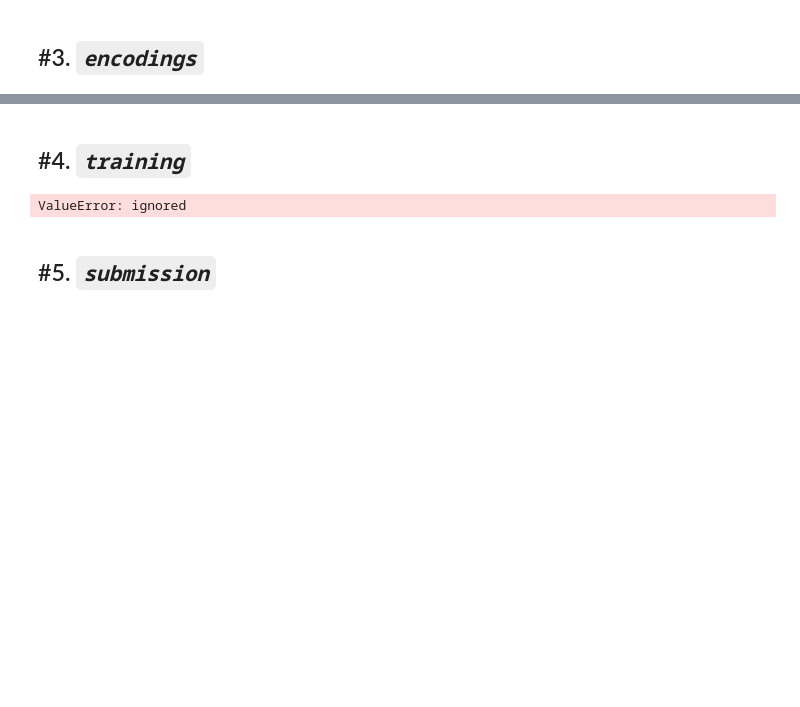
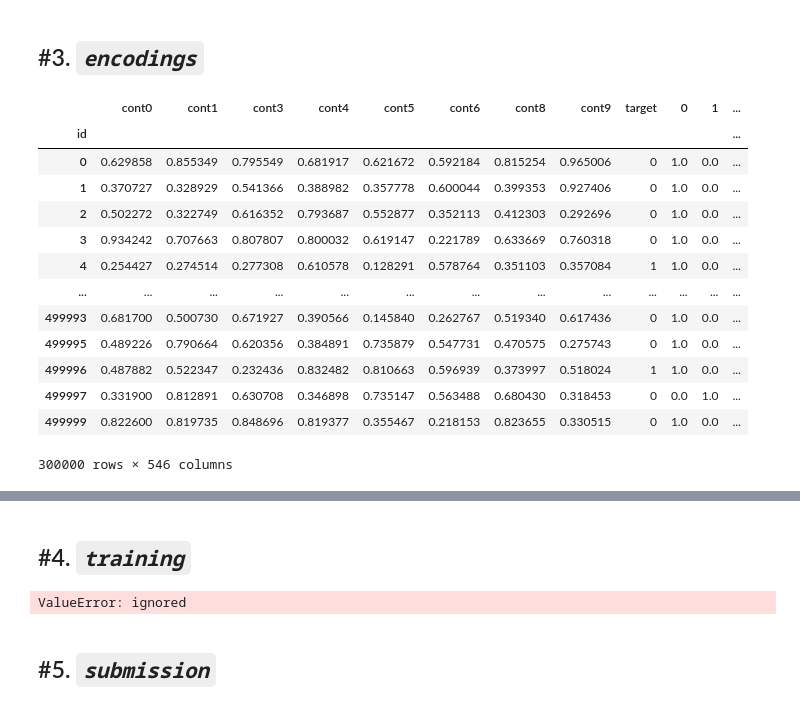
Before and after one commit to Roudranil/competitions, a Jupyter notebook: Kaggle/Tabular Playground March/tab_playground_mar.ipynb, the cells around one changed output, grey strips where cells are left out. Drawn from its saved outputs; the diff is of its cells as text; code cells hidden in the pictures; blank space fills up the shorter version.

```diff
--- a/Kaggle/Tabular Playground March/tab_playground_mar.ipynb
+++ b/Kaggle/Tabular Playground March/tab_playground_mar.ipynb
@@ -208,3 +164,6 @@ for col in catcols:
 4
 4
 4
+# %%
+for col in catcols:
+    print(testdf[col].nunique())
@@ -234,0 +218,17 @@ enc = LabelEncoder()
+# %%
+traindf
+# %% [output]
+|  | cont0 | cont1 | cont3 | cont4 | cont5 | cont6 | cont8 | cont9 | target | 0 | 1 | ... |
+| id |  |  |  |  |  |  |  |  |  |  |  | ... |
+| 0 | 0.629858 | 0.855349 | 0.795549 | 0.681917 | 0.621672 | 0.592184 | 0.815254 | 0.965006 | 0 | 1.0 | 0.0 | ... |
+| 1 | 0.370727 | 0.328929 | 0.541366 | 0.388982 | 0.357778 | 0.600044 | 0.399353 | 0.927406 | 0 | 1.0 | 0.0 | ... |
+| 2 | 0.502272 | 0.322749 | 0.616352 | 0.793687 | 0.552877 | 0.352113 | 0.412303 | 0.292696 | 0 | 1.0 | 0.0 | ... |
+| 3 | 0.934242 | 0.707663 | 0.807807 | 0.800032 | 0.619147 | 0.221789 | 0.633669 | 0.760318 | 0 | 1.0 | 0.0 | ... |
+| 4 | 0.254427 | 0.274514 | 0.277308 | 0.610578 | 0.128291 | 0.578764 | 0.351103 | 0.357084 | 1 | 1.0 | 0.0 | ... |
+| ... | ... | ... | ... | ... | ... | ... | ... | ... | ... | ... | ... | ... |
+| 499993 | 0.681700 | 0.500730 | 0.671927 | 0.390566 | 0.145840 | 0.262767 | 0.519340 | 0.617436 | 0 | 1.0 | 0.0 | ... |
+| 499995 | 0.489226 | 0.790664 | 0.620356 | 0.384891 | 0.735879 | 0.547731 | 0.470575 | 0.275743 | 0 | 1.0 | 0.0 | ... |
+| 499996 | 0.487882 | 0.522347 | 0.232436 | 0.832482 | 0.810663 | 0.596939 | 0.373997 | 0.518024 | 1 | 1.0 | 0.0 | ... |
+| 499997 | 0.331900 | 0.812891 | 0.630708 | 0.346898 | 0.735147 | 0.563488 | 0.680430 | 0.318453 | 0 | 0.0 | 1.0 | ... |
+| 499999 | 0.822600 | 0.819735 | 0.848696 | 0.819377 | 0.355467 | 0.218153 | 0.823655 | 0.330515 | 0 | 1.0 | 0.0 | ... |
+300000 rows × 546 columns
```
Also changed, not shown: parts of 24 cells of this notebook.
